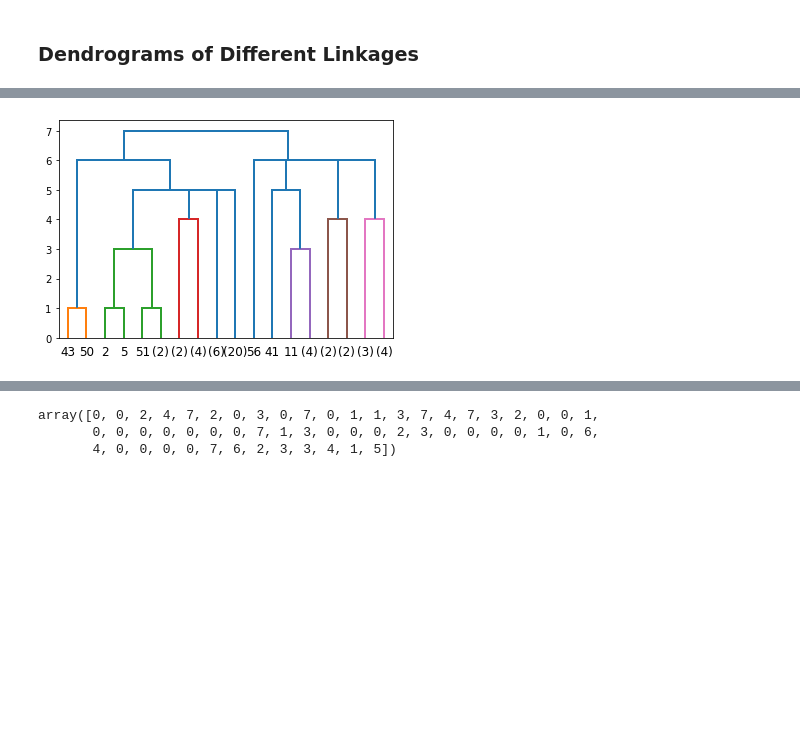
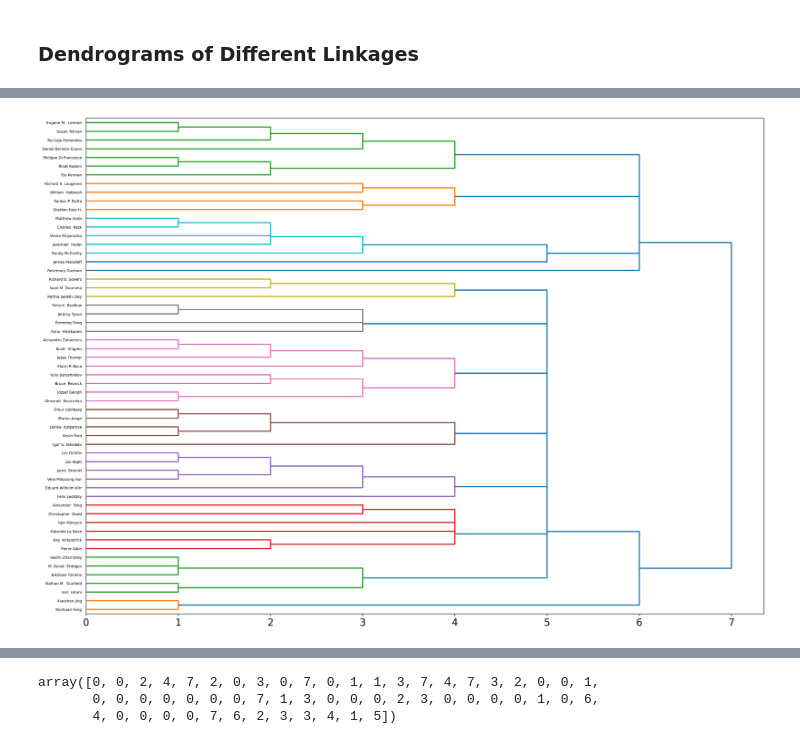
Before and after one commit to CoulsonZhang/Deep_Structure, a Jupyter notebook: Clustering/hierachical.ipynb, the cells around one changed output, grey strips where cells are left out. Saved outputs shown, nothing was run; the diff lists cells and outputs as text; code cells hidden in the pictures; blank space fills up the shorter version.

```diff
--- a/Clustering/hierachical.ipynb
+++ b/Clustering/hierachical.ipynb
@@ -68,7 +48,8 @@ array([[0., 3., 4., ..., 3., 4., 5.],
 # %% [markdown]
 ### Dendrograms of Different Linkages
 # %%
-truncate_level = 4        # Draw dendrogram with at most "truncate_level" levels. (-1 to show the complete dendrogram)
+truncate_level = -1        # Draw dendrogram with at most "truncate_level" levels. (-1 to show the complete dendrogram)
+kwarg = {"truncate_mode": "level", "p": truncate_level, "orientation": "right", "labels": faculties}
 # %%
 # Single
 cl = AgglomerativeClustering(distance_threshold=0, n_clusters=None, affinity='precomputed',
@@ -76,6 +57,7 @@ cl = AgglomerativeClustering(distance_threshold=0, n_clusters=None, affinity='pr
 cl.fit(distance_mat)
 n_samples = len(cl.labels_)
 counts = np.zeros(cl.children_.shape[0])
+plt.figure(figsize=(20, 15), dpi=300)
 for i, merge in enumerate(cl.children_):
     current_count = 0
     for child_idx in merge:
@@ -88,5 +70,6 @@ for i, merge in enumerate(cl.children_):
     linkage_matrix = np.column_stack(
         [cl.children_, cl.distances_, counts]
     ).astype(float)
-    dendrogram(linkage_matrix, truncate_mode="level", p=truncate_level)
+    dendrogram(linkage_matrix, **kwarg)
+    pass
 # %% [output]
@@ -94,25 +77,28 @@ for i, merge in enumerate(cl.children_):
 # %%
 # Complete
 cl = AgglomerativeClustering(distance_threshold=0, n_clusters=None, affinity='precomputed',
                              compute_full_tree=True, linkage='complete', compute_distances=True)
 cl.fit(distance_mat)
 n_samples = len(cl.labels_)
 counts = np.zeros(cl.children_.shape[0])
+plt.figure(figsize=(20, 15), dpi=300)
 for i, merge in enumerate(cl.children_):
     current_count = 0
     for child_idx in merge:
         if child_idx < n_samples:
             current_count += 1  # leaf node
         else:
             current_count += counts[child_idx - n_samples]
     counts[i] = current_count
 
     linkage_matrix = np.column_stack(
         [cl.children_, cl.distances_, counts]
     ).astype(float)
-    dendrogram(linkage_matrix, truncate_mode="level", p=truncate_level)
+    dendrogram(linkage_matrix, **kwarg)
+    pass
+plt.savefig("single_linkage.png")
 # %% [output]
-[figure, old version]
+[figure, new version]
 # %%
 # Average
 cl = AgglomerativeClustering(distance_threshold=0, n_clusters=None, affinity='precomputed',
```
Also changed, not shown: parts of 14 cells of this notebook.
